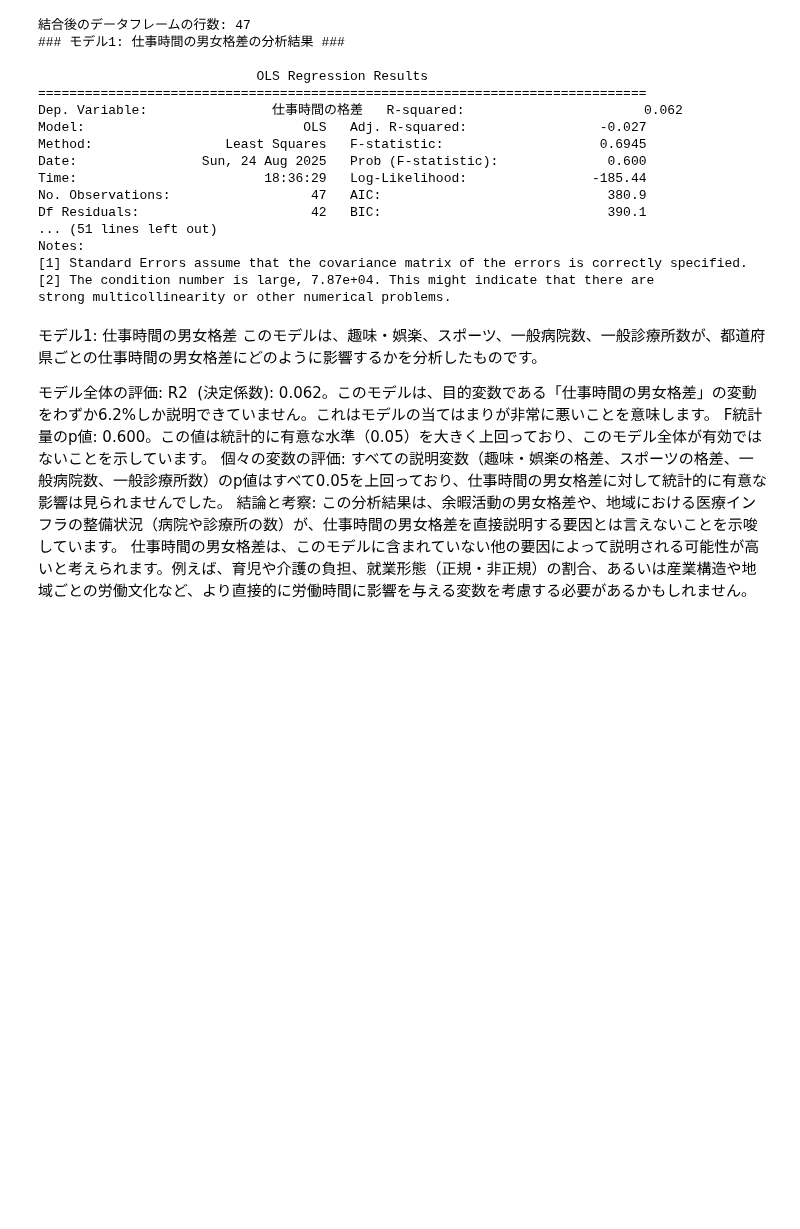
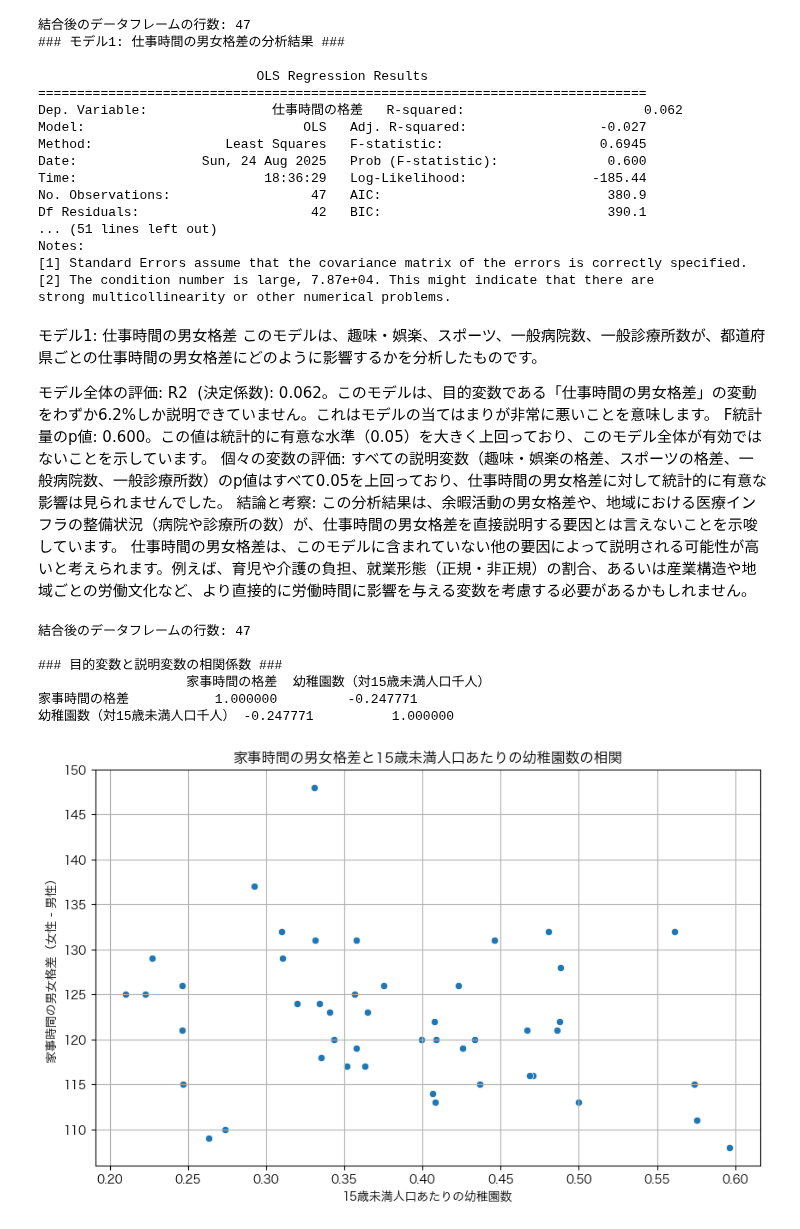
Before and after one commit to 3241Kanaha/statistics-2025, a Jupyter notebook: multiple regression analysis.ipynb, the cells around one changed output. Drawn from its saved outputs; the diff is of its cells as text; code cells hidden in the pictures; blank space fills up the shorter version.

```diff
--- a/multiple regression analysis.ipynb
+++ b/multiple regression analysis.ipynb
@@ -742,3 +742,76 @@ F統計量のp値: 0.600。この値は統計的に有意な水準（0.05）を
 すべての説明変数（趣味・娯楽の格差、スポーツの格差、一般病院数、一般診療所数）のp値はすべて0.05を上回っており、仕事時間の男女格差に対して統計的に有意な影響は見られませんでした。
 結論と考察: この分析結果は、余暇活動の男女格差や、地域における医療インフラの整備状況（病院や診療所の数）が、仕事時間の男女格差を直接説明する要因とは言えないことを示唆しています。
 仕事時間の男女格差は、このモデルに含まれていない他の要因によって説明される可能性が高いと考えられます。例えば、育児や介護の負担、就業形態（正規・非正規）の割合、あるいは産業構造や地域ごとの労働文化など、より直接的に労働時間に影響を与える変数を考慮する必要があるかもしれません。
+# %%
+import pandas as pd
+import numpy as np
+import matplotlib.pyplot as plt
+import seaborn as sns
+
+plt.rcParams['font.family'] = 'Hiragino Sans GB' # Macの場合の例
+plt.rcParams['axes.unicode_minus'] = False # マイナス記号を正しく表示するため
+
+# ファイルパスを修正してください
+file_path_d = 'SSDSE-D-2023.xlsx'
+file_path_a = 'SSDSE-A-2025.xlsx'
+
+# データDの読み込みと前処理
+df_d_raw = pd.read_excel(file_path_d, header=1)
+df_d_raw = df_d_raw.drop(df_d_raw.columns[1], axis=1)
+
+# 男女別のデータに分割
+df_d_male = df_d_raw[df_d_raw['男女の別'] == '1_男'].copy()
+df_d_female = df_d_raw[df_d_raw['男女の別'] == '2_女'].copy()
+
+# 都道府県をインデックスに設定して、家事時間の男女格差を計算
+df_d_male.set_index('都道府県', inplace=True)
+df_d_female.set_index('都道府県', inplace=True)
+df_d_diff = pd.DataFrame(index=df_d_male.index)
+df_d_diff['家事時間の格差'] = df_d_female['家事'] - df_d_male['家事']
+
+
+# データAの読み込みと前処理
+df_a_raw = pd.read_excel(file_path_a, header=[0, 1])
+df_a_raw.columns = ['_'.join(map(str, col)).strip() for col in df_a_raw.columns.values]
+
+# 必要な列を数値型に変換
+# E4101_2023: 幼稚園数
+# A1301_2020: 15歳未満人口
+cols_to_convert = ['E4101_2023', 'A1301_2020']
+for col in cols_to_convert:
+    df_a_raw[col] = pd.to_numeric(df_a_raw[col].astype(str).str.replace(',', ''), errors='coerce')
+
+# 都道府県ごとのデータに集計
+df_a_pref = df_a_raw.groupby('Prefecture_Unnamed: 1_level_1').sum()
+df_a_pref.index.name = '都道府県'
+
+# 15歳未満人口あたりの幼稚園数を計算
+df_a_pref['幼稚園数（対15歳未満人口千人）'] = (df_a_pref['E4101_2023'] / df_a_pref['A1301_2020']) * 1000
+
+# データの結合
+df_merged = pd.merge(df_d_diff, df_a_pref[['幼稚園数（対15歳未満人口千人）']],
+                     left_index=True, right_index=True)
+
+# 結合後のデータに欠損値がないか確認し、あれば行を削除
+df_merged.dropna(inplace=True)
+
+print(f"結合後のデータフレームの行数: {len(df_merged)}")
+print("\n### 目的変数と説明変数の相関係数 ###")
+print(df_merged.corr())
+
+# 相関の可視化
+plt.figure(figsize=(10, 6))
+sns.scatterplot(data=df_merged, x='幼稚園数（対15歳未満人口千人）', y='家事時間の格差')
+plt.title('家事時間の男女格差と15歳未満人口あたりの幼稚園数の相関')
+plt.xlabel('15歳未満人口あたりの幼稚園数')
+plt.ylabel('家事時間の男女格差（女性 - 男性）')
+plt.grid(True)
+plt.savefig('correlation_housework_kindergarten.png')
+# %% [output]
+結合後のデータフレームの行数: 47
+
+### 目的変数と説明変数の相関係数 ###
+                   家事時間の格差  幼稚園数（対15歳未満人口千人）
+家事時間の格差           1.000000         -0.247771
+幼稚園数（対15歳未満人口千人） -0.247771          1.000000
+[figure, added]
```
Also changed, not shown: 1 other file.
